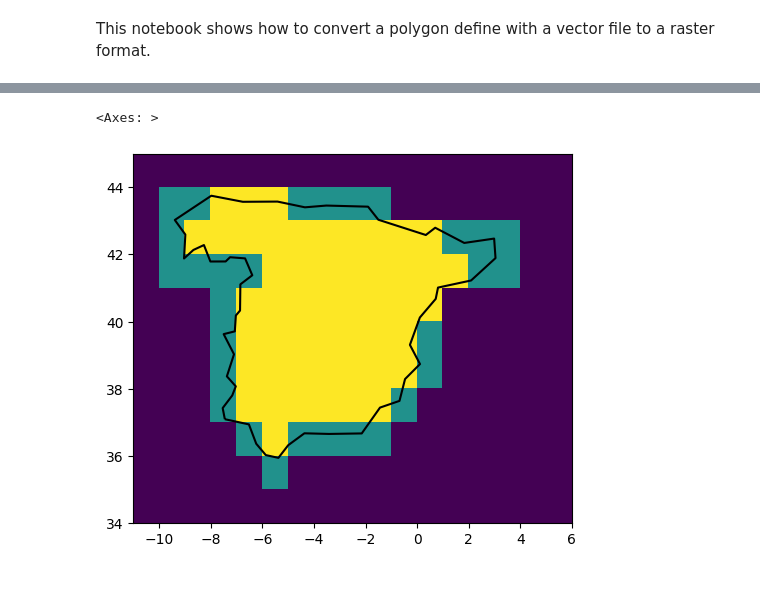
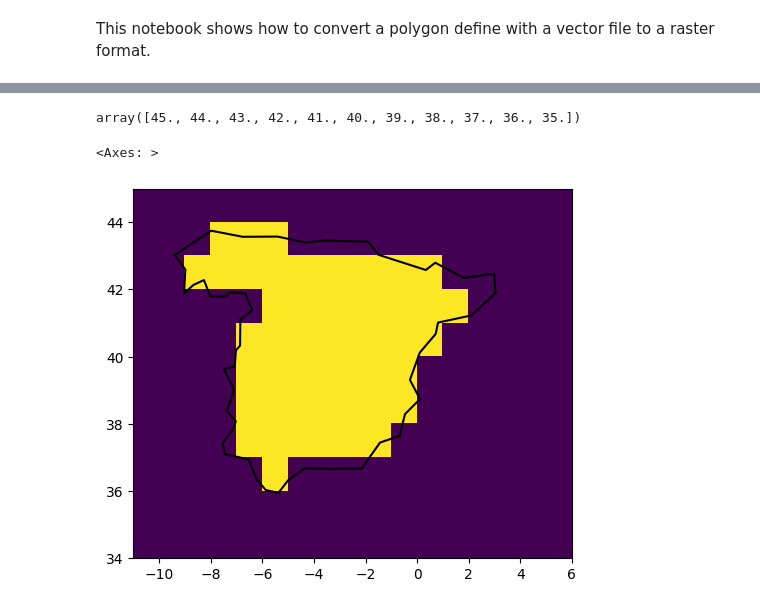
Before and after one commit to thili-wasu/python-intro-course, a Jupyter notebook: 05c-GIS-vector2raster.ipynb, the cells around one changed output, grey strips where cells are left out. Drawn from its saved outputs; the diff is of its cells as text; code cells hidden in the pictures.

```diff
--- a/05c-GIS-vector2raster.ipynb
+++ b/05c-GIS-vector2raster.ipynb
@@ -21,6 +25,9 @@ spain = world[world['SOV_A3']=='ESP']
 dd = 1.
 longitude = np.arange(-11.,5.+dd,dd)
 latitude = np.arange(45.,33.+dd,-1*dd)
+latitude
+# %% [output]
+array([45., 44., 43., 42., 41., 40., 39., 38., 37., 36., 35.])
 # %%
 #define the transformation
 
@@ -44,8 +51,8 @@ maskA = geometry_mask(shapes, transform=transform, invert=True,
                      out_shape=(height, width),all_touched=False).astype(np.uint8)
 # %%
 ax = plt.subplot(111)
-ax.pcolor(longitude+dd/2, latitude-dd/2, (maskA+maskC) )
+ax.pcolor(longitude+dd/2, latitude-dd/2, (maskA) )
 spain.boundary.plot(ax=ax,color='k')
 # %% [output]
 <Axes: >
-[figure, old version]
+[figure, new version]
```
Also changed, not shown: parts of 1 cell of this notebook, 18 other files.
